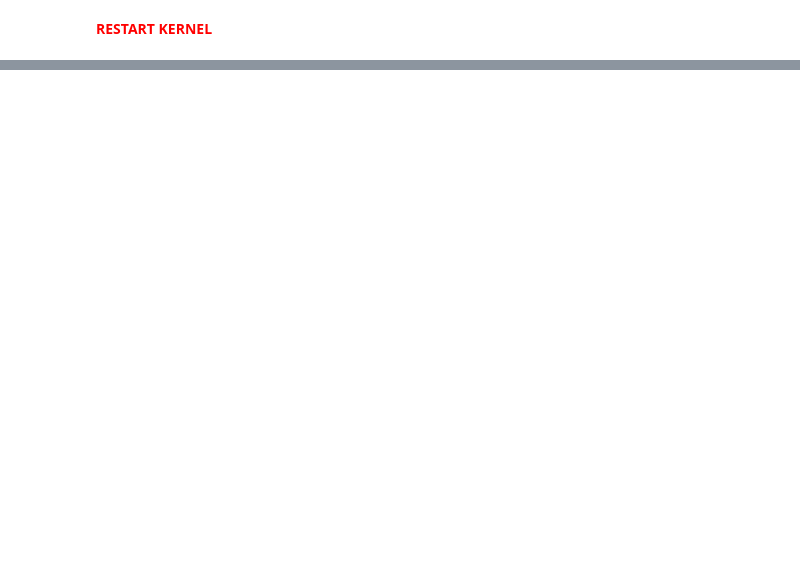
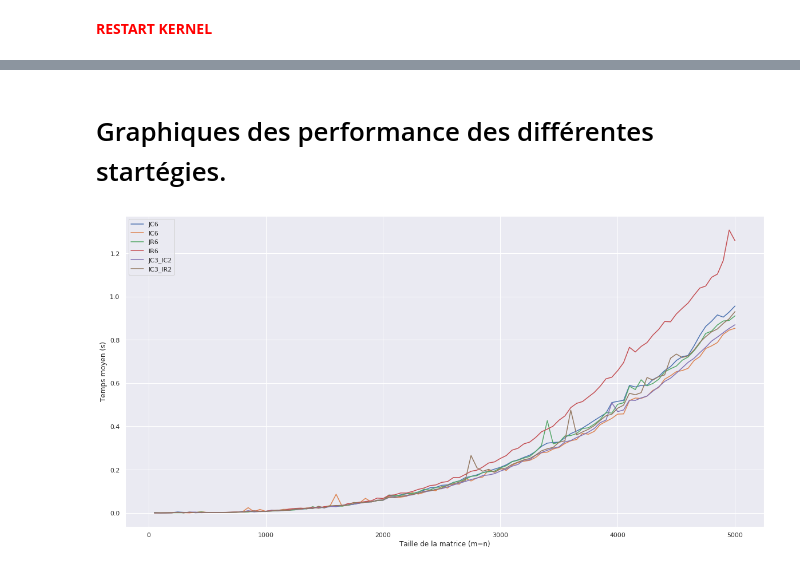
Before and after one commit to CesarRoaldes/BLIS_benchmark, a Jupyter notebook: strategies_BLIS.ipynb, the cells around one changed output, grey strips where cells are left out. Saved outputs shown, nothing was run; the diff lists cells and outputs as text; code cells hidden in the pictures; blank space fills up the shorter version.

Commit message:
strat plot

```diff
--- a/strategies_BLIS.ipynb
+++ b/strategies_BLIS.ipynb
@@ -217,0 +251,27 @@ blas_opt_info:
+# %% [markdown]
+# Graphiques des performance des différentes startégies.
+# %%
+import pickle
+import os
+import matplotlib.pyplot as plt
+import seaborn as sns
+PATH = os.path.abspath('')
+name1 = "BLIS_JC6"
+name2 = "BLIS_IC6"
+name3 = "BLIS_JR6"
+name4 = "BLIS_IR6"
+name5 = "BLIS_JC3_IC2"
+name6 = "BLIS_IC3_IR2"
+
+results1 = pickle.load(open(PATH+"/data/"+name1+".pkl","rb"))
+x_1, y_1 = zip(*sorted(results1.items()))
+results2 = pickle.load(open(PATH+"/data/"+name2+".pkl","rb"))
+x_2, y_2 = zip(*sorted(results2.items()))
+results3 = pickle.load(open(PATH+"/data/"+name3+".pkl","rb"))
+x_3, y_3 = zip(*sorted(results3.items()))
+results4 = pickle.load(open(PATH+"/data/"+name4+".pkl","rb"))
+x_4, y_4 = zip(*sorted(results4.items()))
+results5 = pickle.load(open(PATH+"/data/"+name5+".pkl","rb"))
+x_5, y_5 = zip(*sorted(results5.items()))
+results6 = pickle.load(open(PATH+"/data/"+name6+".pkl","rb"))
+x_6, y_6 = zip(*sorted(results6.items()))
@@ -217,0 +280,17 @@ blas_opt_info:
+# %%
+plt.figure(figsize=(20,10))
+sns.set()
+plt.plot(x_1,y_1,label='JC6')
+plt.plot(x_2,y_2,label='IC6')
+plt.plot(x_3,y_3,label='JR6')
+plt.plot(x_4,y_4,label='IR6')
+plt.plot(x_5,y_5,label='JC3_IC2')
+plt.plot(x_6,y_6,label='IC3_IR2')
+plt.xlabel('Taille de la matrice (m=n)')
+plt.ylabel('Temps moyen (s)')
+#plt.title("Comparatif temps d'execution sur le produit matriciel (m=n), NUM_THREADS=2")
+plt.legend()
+plt.savefig(PATH+"/fig/strategies_parallelisation.pdf")
+plt.show()
+# %% [output]
+[figure, added]
```
Also changed, not shown: parts of 9 cells of this notebook, 6 other files.
